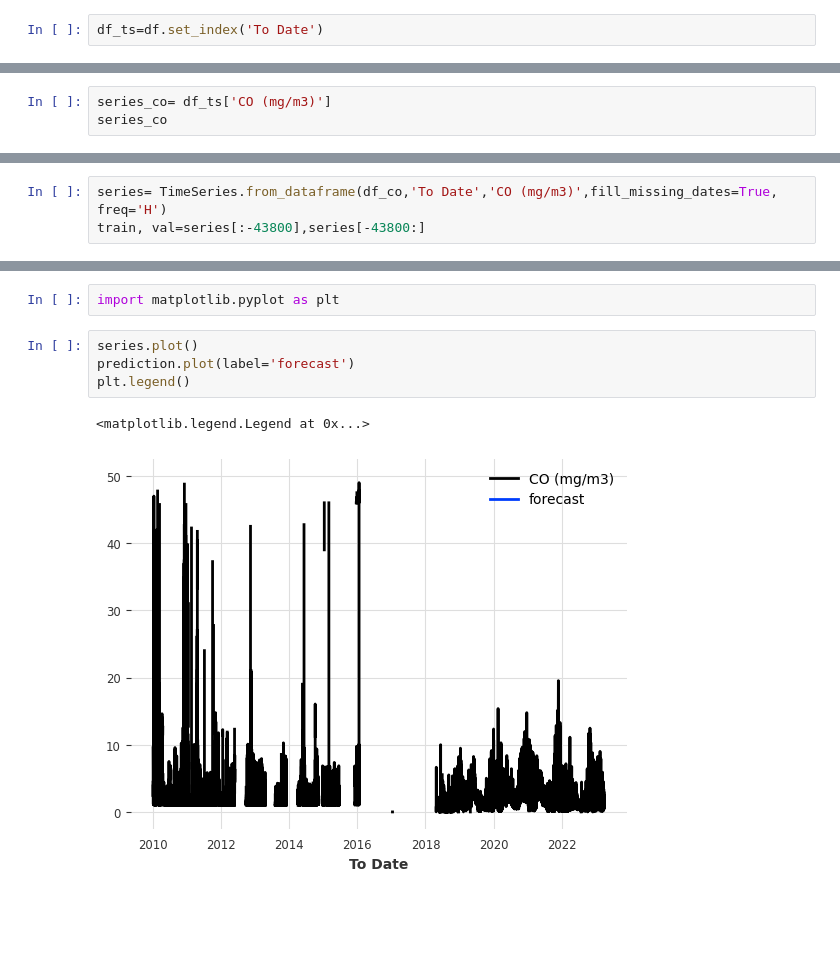
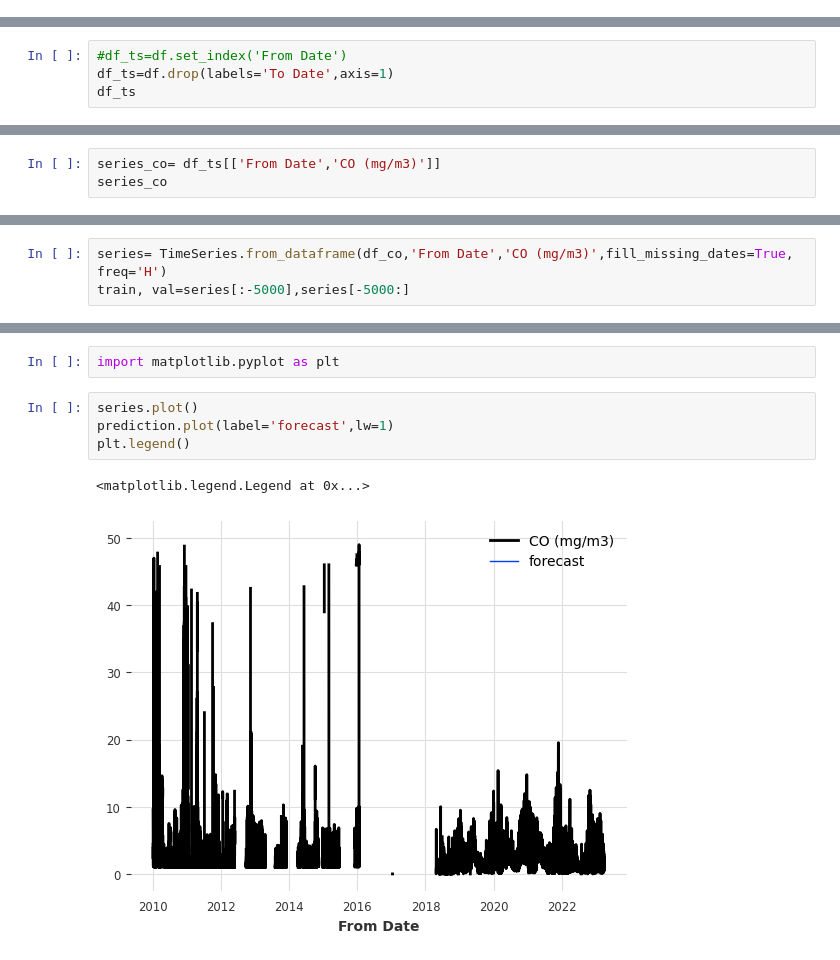
Before and after one commit to bibi643/Air_quality_India_kaggle, a Jupyter notebook: air_qual.ipynb, the cells around one changed output, grey strips where cells are left out. Saved outputs shown, nothing was run; the diff lists cells and outputs as text; blank space fills up the shorter version.

```diff
--- a/air_qual.ipynb
+++ b/air_qual.ipynb
@@ -62,2 +80,0 @@ df['To Date']=pd.to_datetime(df['To Date'])
-# %%
-df_ts=df.set_index('To Date')
@@ -80,0 +81,4 @@ df_ts
+# %%
+#df_ts=df.set_index('From Date')
+df_ts=df.drop(labels='To Date',axis=1)
+df_ts
@@ -81,6 +99,6 @@ df_ts
 # %% [markdown]
 # Darts Library
 # %%
-series_co= df_ts['CO (mg/m3)']
+series_co= df_ts[['From Date','CO (mg/m3)']]
 series_co
 # %% [output]
@@ -143,8 +149,8 @@ memory usage: 987.2 KB
 # %%
 #df_co=df_co.set_index('To Date')
 # %%
-series= TimeSeries.from_dataframe(df_co,'To Date','CO (mg/m3)',fill_missing_dates=True, freq='H')
-train, val=series[:-43800],series[-43800:]
+series= TimeSeries.from_dataframe(df_co,'From Date','CO (mg/m3)',fill_missing_dates=True, freq='H')
+train, val=series[:-5000],series[-5000:]
 # %%
 model=ExponentialSmoothing()
 model.fit(train)
@@ -153,8 +159,8 @@ prediction=model.predict(len(val))
 import matplotlib.pyplot as plt
 # %%
 series.plot()
-prediction.plot(label='forecast')
+prediction.plot(label='forecast',lw=1)
 plt.legend()
 # %% [output]
 <matplotlib.legend.Legend at 0x...>
-[figure, old version]
+[figure, new version]
```
Also changed, not shown: parts of 12 cells of this notebook.
